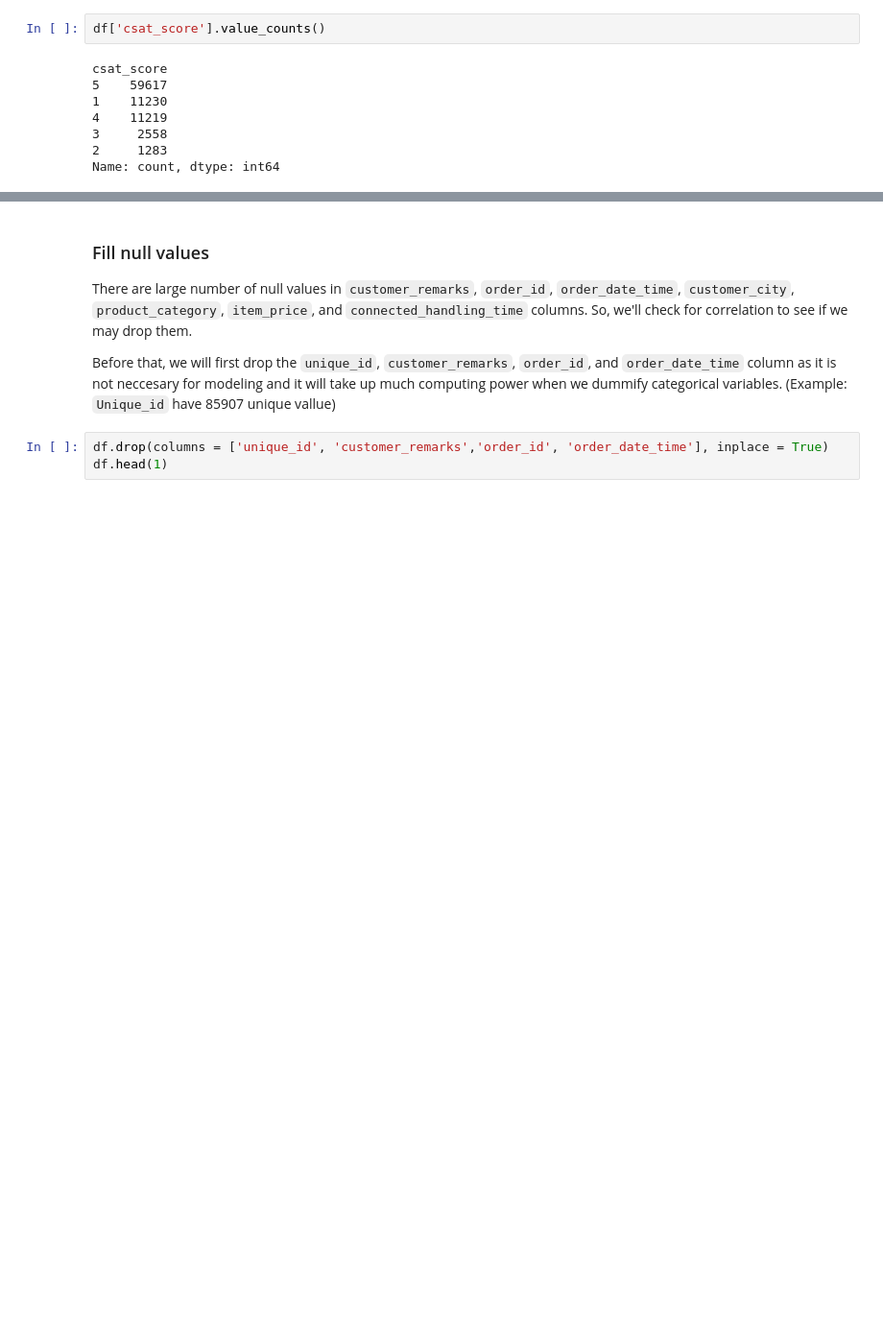
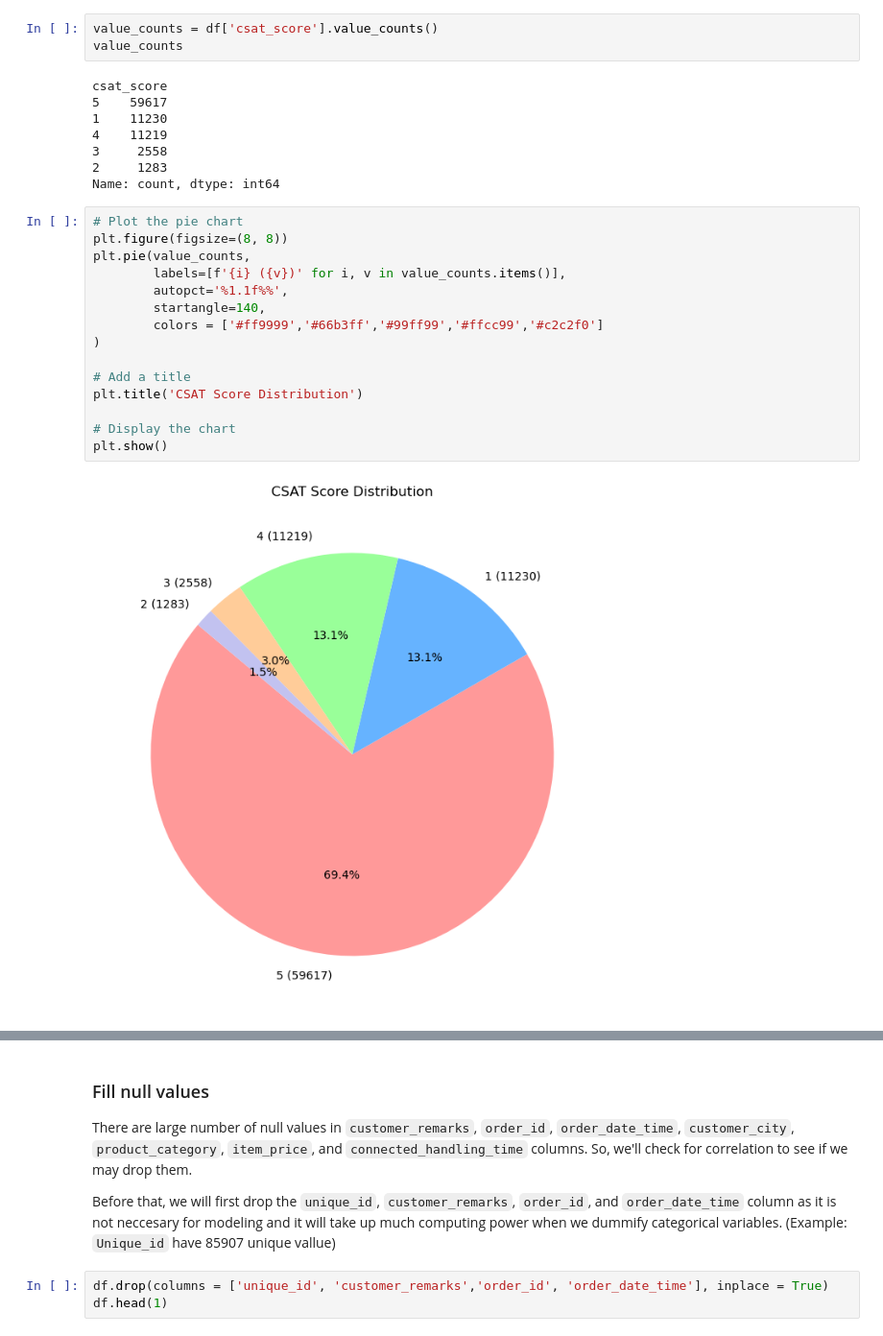
Before and after one commit to Isabelle-Thong/DS-Capstone, a Jupyter notebook: Ecommerce-Capstone.ipynb, the cells around one changed output, grey strips where cells are left out. Shown at 96% size. Saved outputs shown, nothing was run; the diff lists cells and outputs as text; blank space fills up the shorter version.

```diff
--- a/Ecommerce-Capstone.ipynb
+++ b/Ecommerce-Capstone.ipynb
@@ -76,5 +128,6 @@ summary(df)
 # %%
-df['csat_score'].value_counts()
+value_counts = df['csat_score'].value_counts()
+value_counts
 # %% [output]
 csat_score
 5    59617
@@ -83,3 +136,20 @@ csat_score
 3     2558
 2     1283
 Name: count, dtype: int64
+# %%
+# Plot the pie chart
+plt.figure(figsize=(8, 8))
+plt.pie(value_counts,
+        labels=[f'{i} ({v})' for i, v in value_counts.items()],
+        autopct='%1.1f%%',
+        startangle=140,
+        colors = ['#ff9999','#66b3ff','#99ff99','#ffcc99','#c2c2f0']
+)
+
+# Add a title
+plt.title('CSAT Score Distribution')
+
+# Display the chart
+plt.show()
+# %% [output]
+[figure, added]
```
Also changed, not shown: parts of 41 cells of this notebook.
